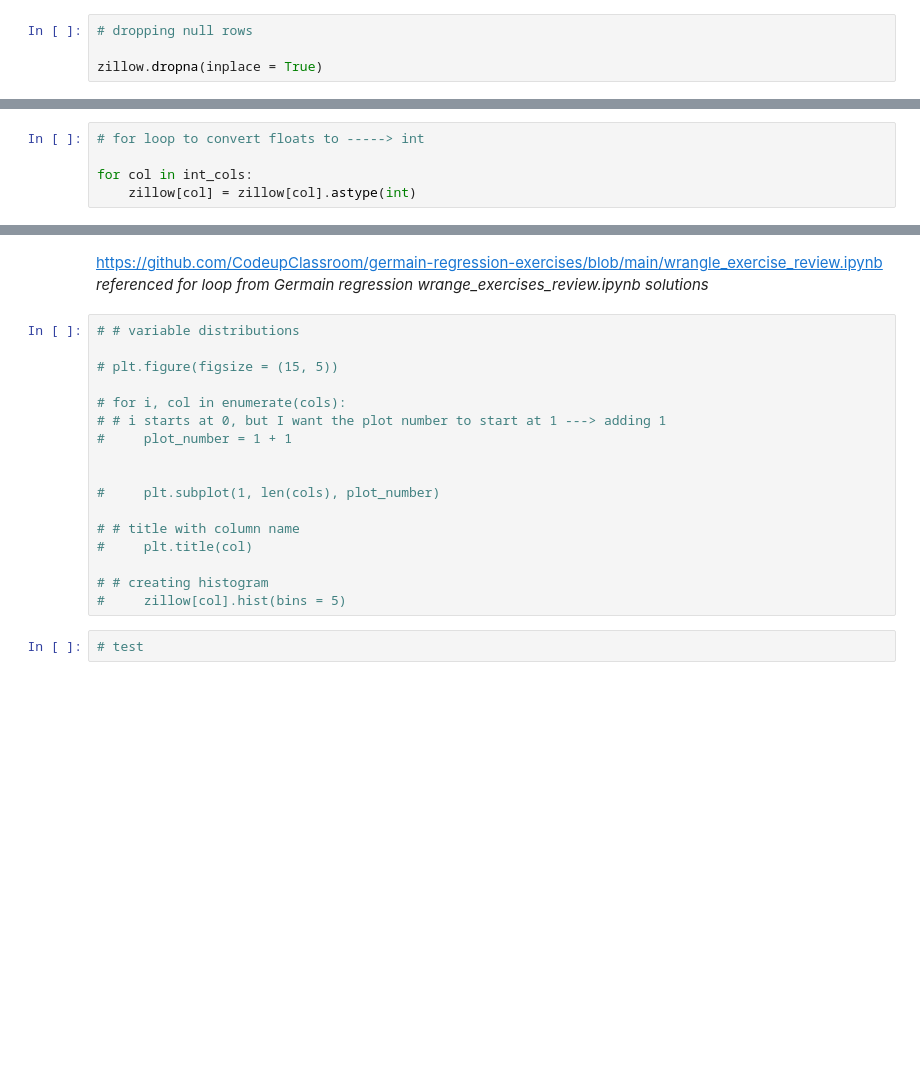
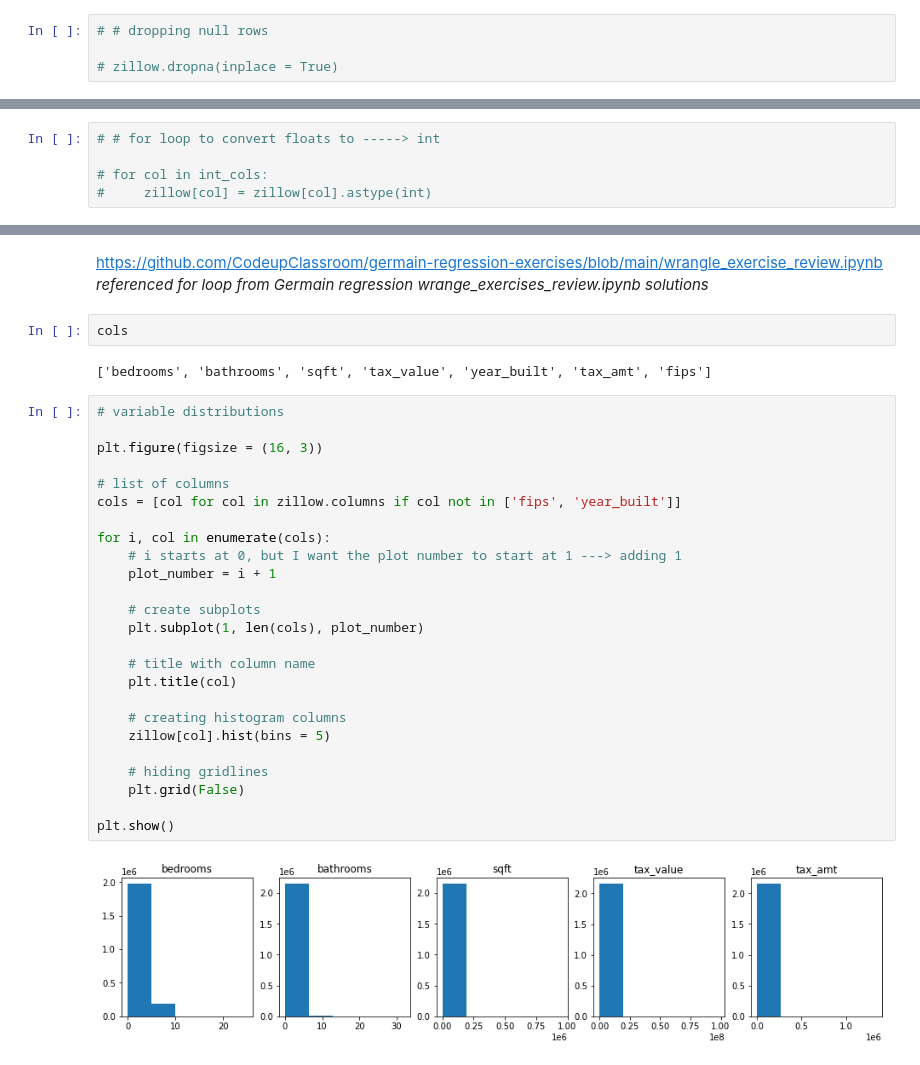
Before and after one commit to Jonessn22/regression_exercises, a Jupyter notebook: 01_acquisition_prep_exercises.ipynb, the cells around one changed output, grey strips where cells are left out. Saved outputs shown, nothing was run; the diff lists cells and outputs as text; blank space fills up the shorter version.

```diff
--- a/01_acquisition_prep_exercises.ipynb
+++ b/01_acquisition_prep_exercises.ipynb
@@ -137,7 +165,7 @@ dtype: float64
 # %%
-# dropping null rows
+# # dropping null rows
 
-zillow.dropna(inplace = True)
+# zillow.dropna(inplace = True)
 # %%
 # confirming no null values in df
 
@@ -219,8 +249,8 @@ Integer columns: ['bedrooms', 'year_built', 'fips']
 # %%
-# for loop to convert floats to -----> int
+# # for loop to convert floats to -----> int
 
-for col in int_cols:
-    zillow[col] = zillow[col].astype(int)
+# for col in int_cols:
+#     zillow[col] = zillow[col].astype(int)
 # %%
 # confirming our dtypes have been updated
 
@@ -237,22 +267,34 @@ dtype: object
 # %% [markdown]
 https://github.com/CodeupClassroom/germain-regression-exercises/blob/main/wrangle_exercise_review.ipynb
 <br><i>referenced for loop from Germain regression wrange_exercises_review.ipynb solutions</i>
+# %%
+cols
+# %% [output]
+['bedrooms', 'bathrooms', 'sqft', 'tax_value', 'year_built', 'tax_amt', 'fips']
 # %%
-# # variable distributions
+# variable distributions
 
-# plt.figure(figsize = (15, 5))
+plt.figure(figsize = (16, 3))
 
-# for i, col in enumerate(cols):
-# # i starts at 0, but I want the plot number to start at 1 ---> adding 1
-#     plot_number = 1 + 1
+# list of columns
+cols = [col for col in zillow.columns if col not in ['fips', 'year_built']]
 
+for i, col in enumerate(cols):
+    # i starts at 0, but I want the plot number to start at 1 ---> adding 1
+    plot_number = i + 1
 
-#     plt.subplot(1, len(cols), plot_number)
+    # create subplots
+    plt.subplot(1, len(cols), plot_number)
 
-# # title with column name
-#     plt.title(col)
+    # title with column name
+    plt.title(col)
 
-# # creating histogram
-#     zillow[col].hist(bins = 5)
+    # creating histogram columns
+    zillow[col].hist(bins = 5)
+
+    # hiding gridlines
+    plt.grid(False)
+
+plt.show()
+# %% [output]
+[figure, added]
-# %%
-# test
```
Also changed, not shown: parts of 37 cells of this notebook, 4 other files.
